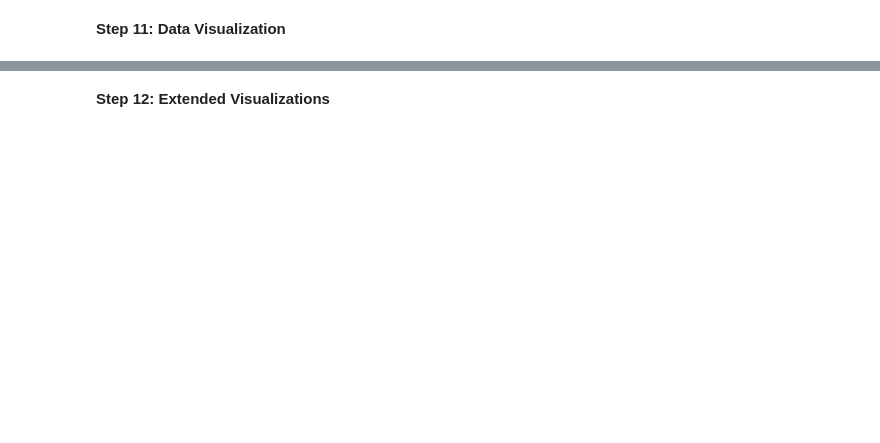
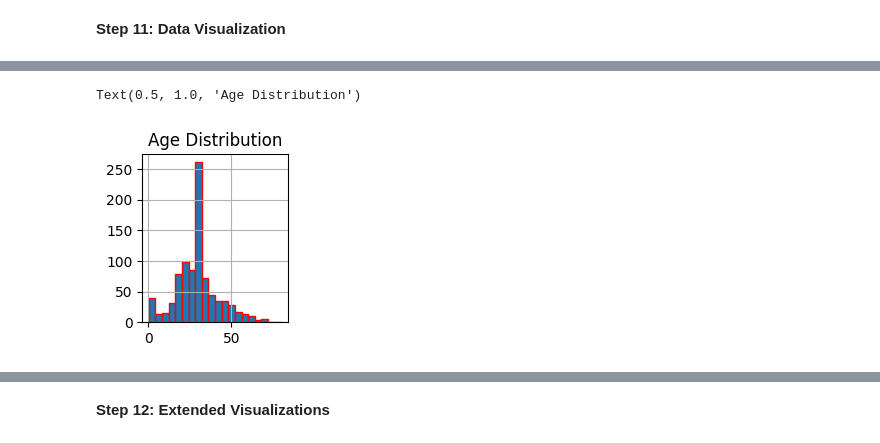
Before and after one commit to sanyasirao-surada/ML-LAB, a Jupyter notebook: ML_LAB_EXP_1.ipynb, the cells around one changed output, grey strips where cells are left out. Cells and saved outputs as stored; diff of their text form; code cells hidden in the pictures; blank space fills up the shorter version.

```diff
--- a/ML_LAB_EXP_1.ipynb
+++ b/ML_LAB_EXP_1.ipynb
@@ -81,7 +112,7 @@ df.to_excel(save_path, index=False)
 # %%
 import pandas as pd
 
-url = 'https://raw.githubusercontent.com/sanyasirao-surada/research_portal/refs/heads/main/titanic_dataset%20from%20seaborn.csv'
+url = 'https://raw.githubusercontent.com/sanyasirao-surada/ML-LAB/refs/heads/main/titanic_dataset%20from%20seaborn.csv'
 df = pd.read_csv(url)
 # %% [markdown]
 **Step 9: Basic Data Exploration**
@@ -165,8 +364,11 @@ plt.title("Survival Count by Gender")
 # %%
 # Histogram of age
 plt.subplot(2,3,2)
-df['age'].dropna().hist(bins=20, edgecolor='g')
+df['age'].dropna().hist(bins=20, edgecolor='r')
 plt.title("Age Distribution")
+# %% [output]
+Text(0.5, 1.0, 'Age Distribution')
+[figure, added]
 # %%
 # Distribution Plot: Fare
 plt.subplot(2,3,3)
```
Also changed, not shown: parts of 40 cells of this notebook.
